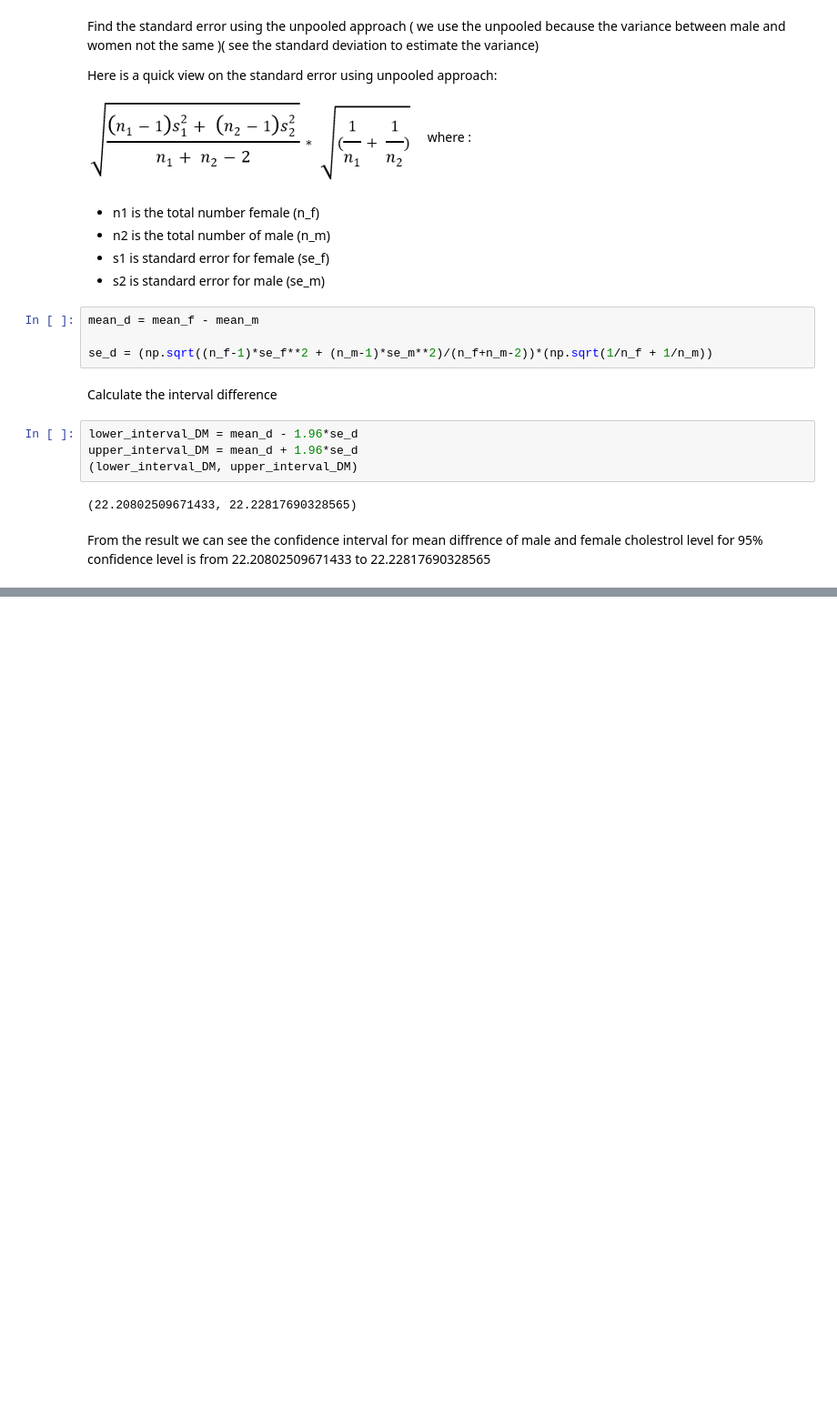
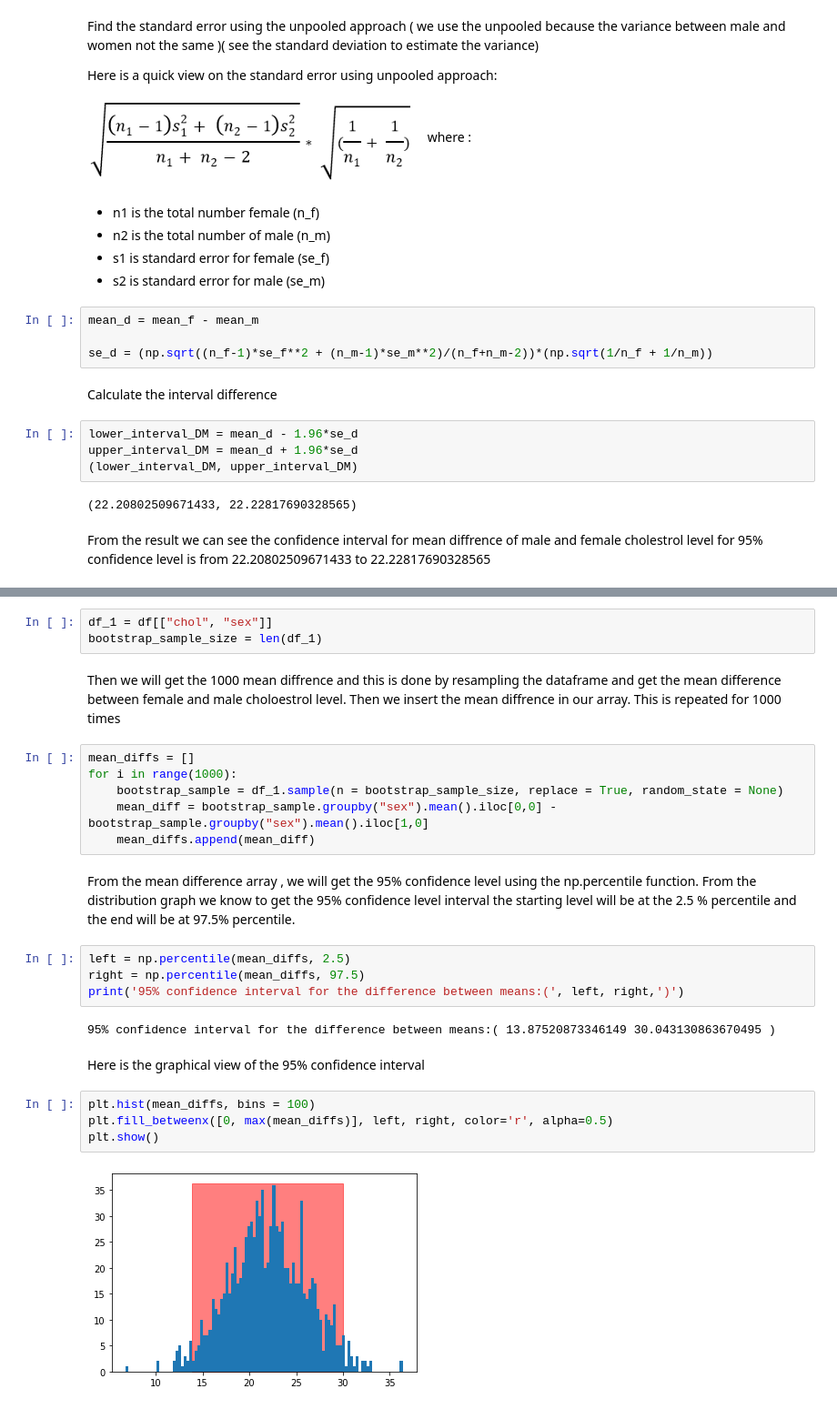
Before and after one commit to CertifaiAI/data-science-fundamentals, a Jupyter notebook: day_1/6S_Confidence intervals with Python.ipynb, the cells around one changed output, grey strips where cells are left out. Shown at 91% size. Cells and saved outputs as stored; diff of their text form; blank space fills up the shorter version.

Commit message:
added boostrap confidence interval

```diff
--- a/day_1/6S_Confidence intervals with Python.ipynb
+++ b/day_1/6S_Confidence intervals with Python.ipynb
@@ -258,0 +270,27 @@ From the result we can see the confidence interval for mean diffrence of male an
+# %%
+df_1 = df[["chol", "sex"]]
+bootstrap_sample_size = len(df_1)
+# %% [markdown]
+Then we will get the 1000 mean diffrence and this is done by resampling the dataframe and get the mean difference between female and male choloestrol level. Then we insert the mean diffrence in our array. This is repeated for 1000 times
+# %%
+mean_diffs = []
+for i in range(1000):
+    bootstrap_sample = df_1.sample(n = bootstrap_sample_size, replace = True, random_state = None)
+    mean_diff = bootstrap_sample.groupby("sex").mean().iloc[0,0] - bootstrap_sample.groupby("sex").mean().iloc[1,0]
+    mean_diffs.append(mean_diff)
+# %% [markdown]
+From the mean difference array , we will get the 95% confidence level using the np.percentile function. From the distribution graph we know to get the 95% confidence level interval the starting level will be at the 2.5 % percentile and the end will be at 97.5% percentile.
+# %%
+left = np.percentile(mean_diffs, 2.5)
+right = np.percentile(mean_diffs, 97.5)
+print('95% confidence interval for the difference between means:(', left, right,')')
+# %% [output]
+95% confidence interval for the difference between means:( 13.87520873346149 30.043130863670495 )
+# %% [markdown]
+Here is the graphical view of the 95% confidence interval
+# %%
+plt.hist(mean_diffs, bins = 100)
+plt.fill_betweenx([0, max(mean_diffs)], left, right, color='r', alpha=0.5)
+plt.show()
+# %% [output]
+[figure, added]
```
Also changed, not shown: parts of 9 cells of this notebook.
